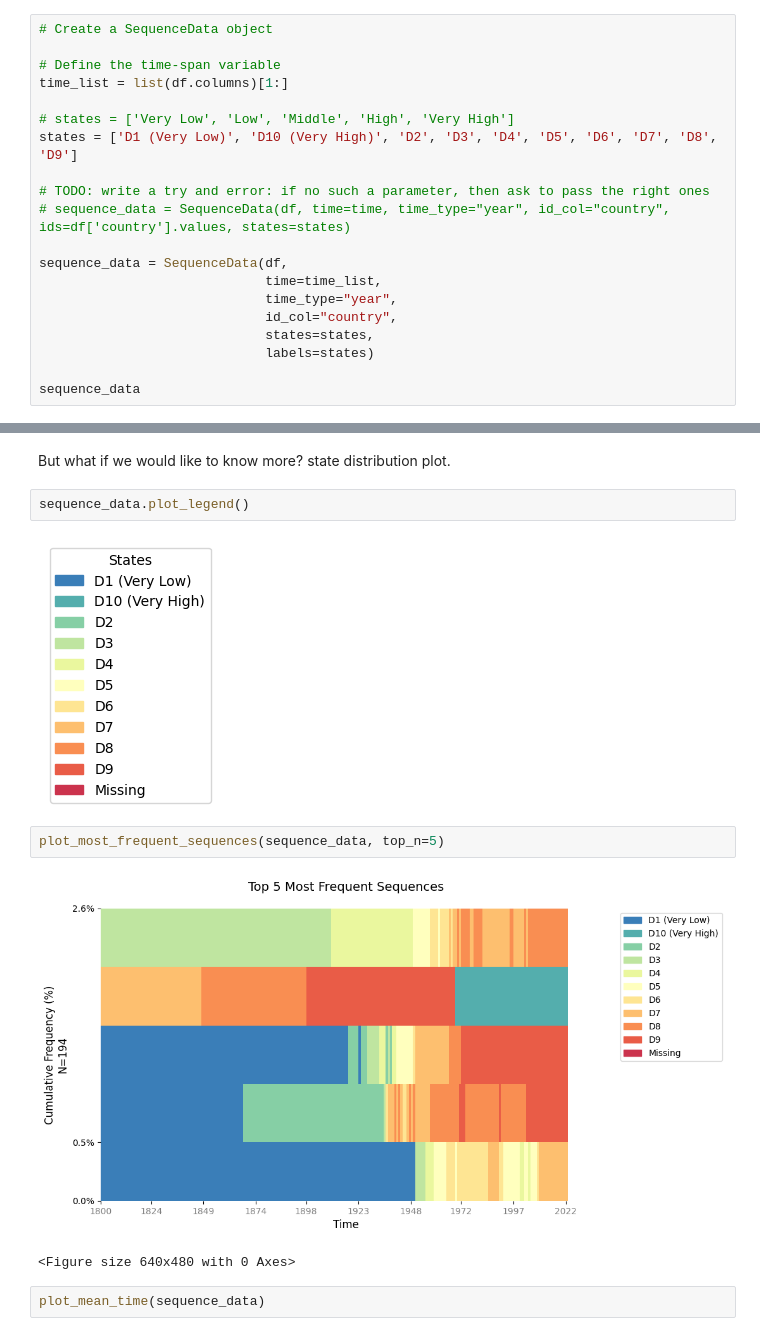
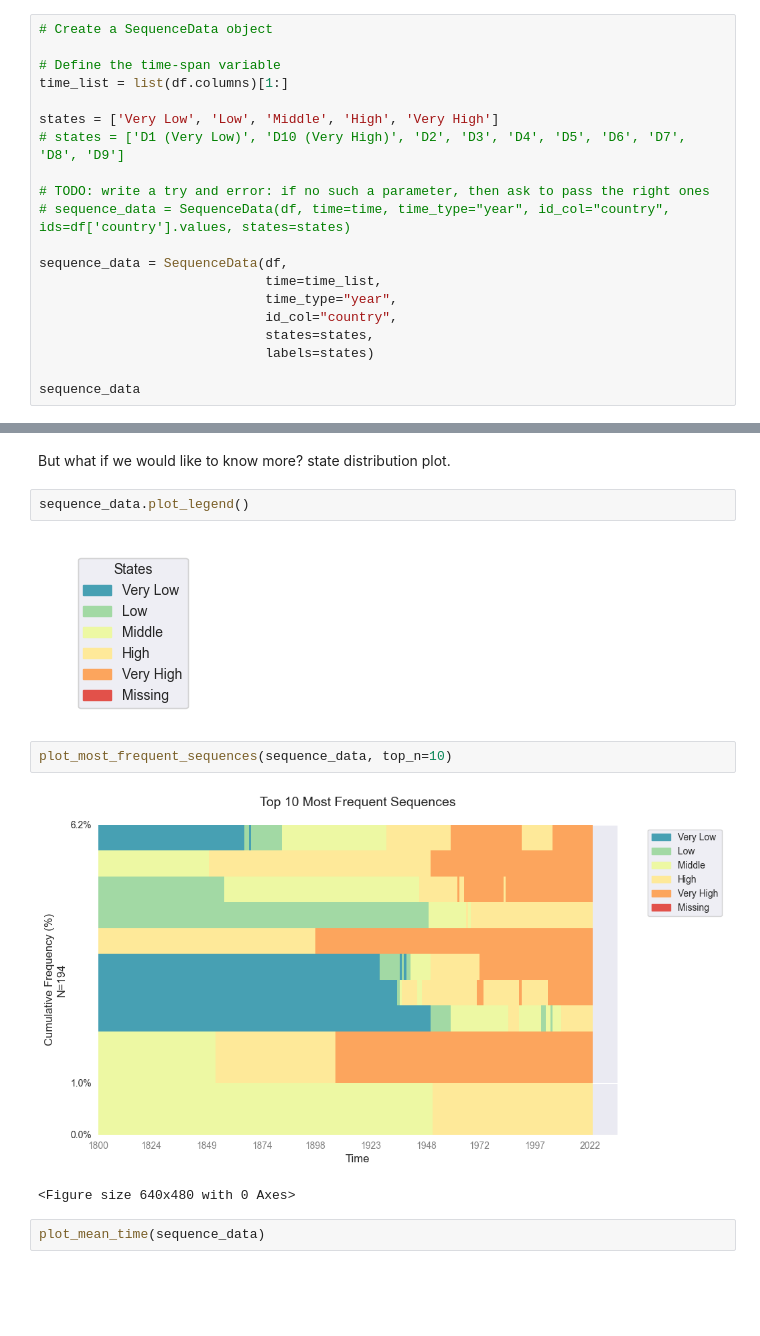
Before and after one commit to sdaza/Sequenzo, a Jupyter notebook: original_datasets_and_cleaning/xinyi_test/01_quickstart.ipynb, the cells around one changed output, grey strips where cells are left out. Saved outputs shown, nothing was run; the diff lists cells and outputs as text; blank space fills up the shorter version.

```diff
--- a/original_datasets_and_cleaning/xinyi_test/01_quickstart.ipynb
+++ b/original_datasets_and_cleaning/xinyi_test/01_quickstart.ipynb
@@ -93,8 +93,8 @@ Here we need Sequenzo to help us!
 # Define the time-span variable
 time_list = list(df.columns)[1:]
 
-# states = ['Very Low', 'Low', 'Middle', 'High', 'Very High']
-states = ['D1 (Very Low)', 'D10 (Very High)', 'D2', 'D3', 'D4', 'D5', 'D6', 'D7', 'D8', 'D9']
+states = ['Very Low', 'Low', 'Middle', 'High', 'Very High']
+# states = ['D1 (Very Low)', 'D10 (Very High)', 'D2', 'D3', 'D4', 'D5', 'D6', 'D7', 'D8', 'D9']
 
 # TODO: write a try and error: if no such a parameter, then ask to pass the right ones
 # sequence_data = SequenceData(df, time=time, time_type="year", id_col="country", ids=df['country'].values, states=states)
@@ -149,11 +149,11 @@ But what if we would like to know more? state distribution plot.
 # %%
 sequence_data.plot_legend()
 # %% [output]
-[figure, old version]
+[figure, new version]
 # %%
-plot_most_frequent_sequences(sequence_data, top_n=5)
+plot_most_frequent_sequences(sequence_data, top_n=10)
 # %% [output]
-[figure, old version]
+[figure, new version]
 <Figure size 640x480 with 0 Axes>
 # %%
 plot_mean_time(sequence_data)
```
Also changed, not shown: parts of 4 cells of this notebook, 12 other files.
